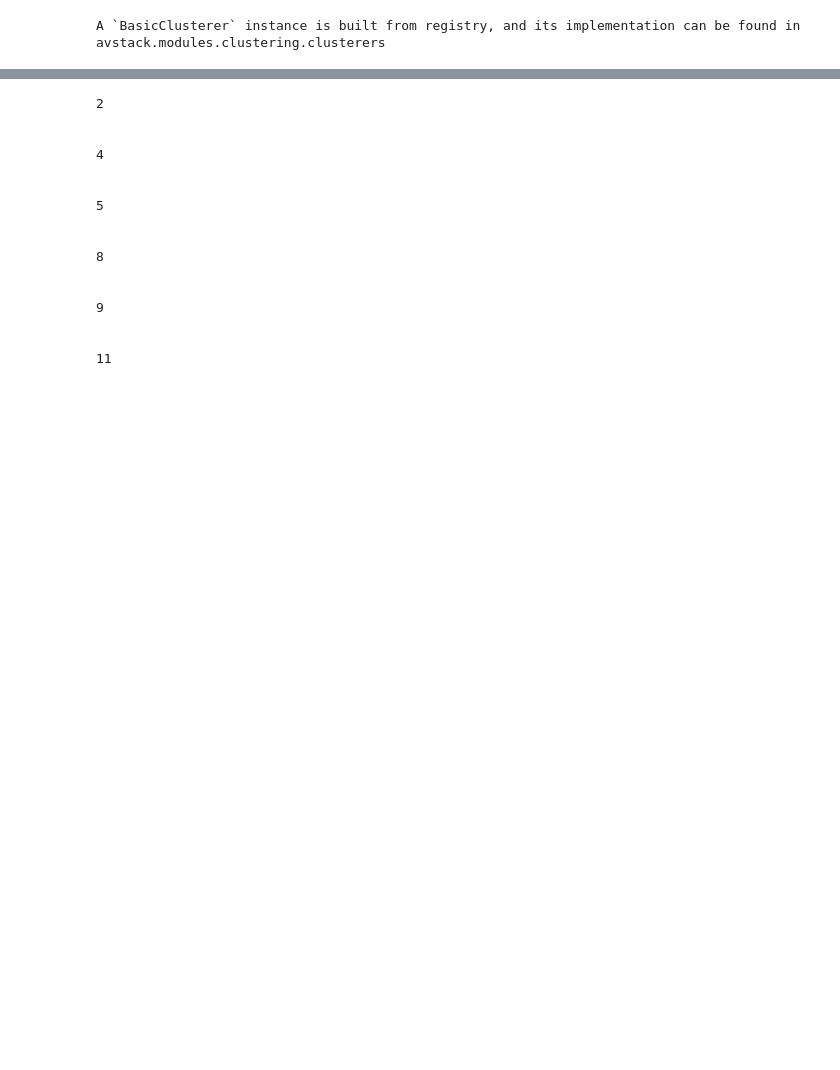
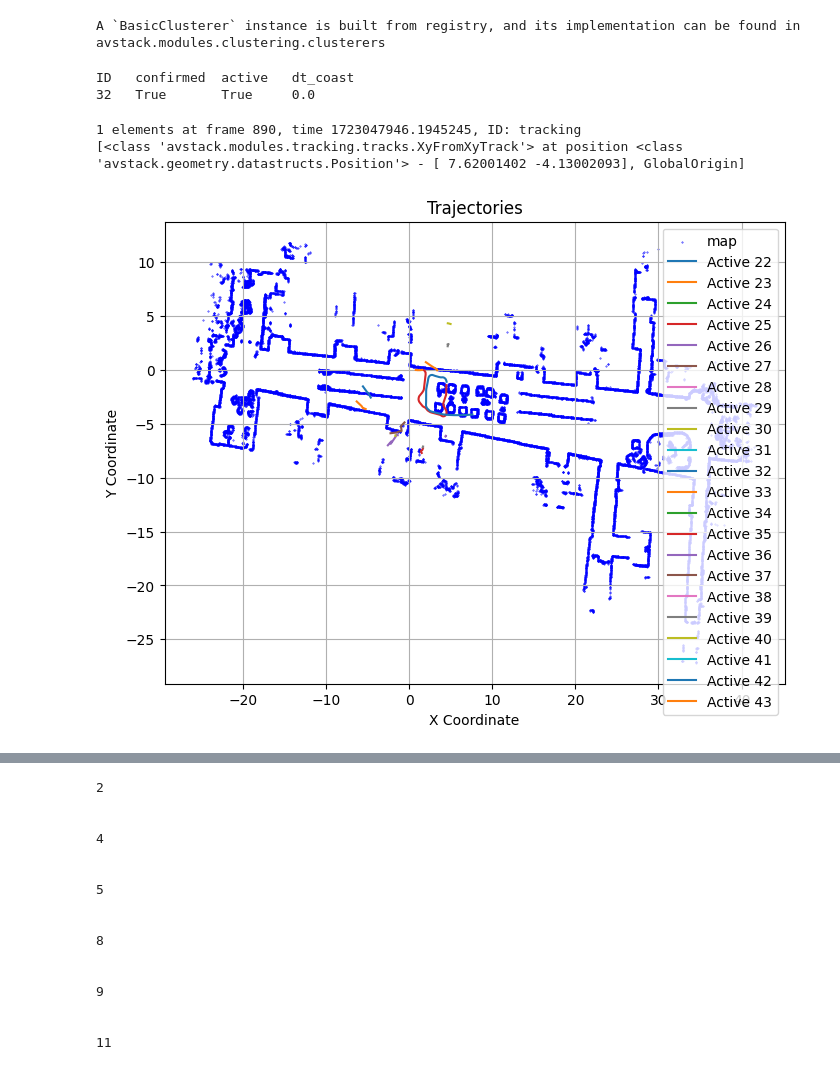
Before and after one commit to davidmhunt/odometry, a Jupyter notebook: notebooks/eval_dynamic_tracking_radnav_stacked_pc_tracking_tb.ipynb, the cells around one changed output, grey strips where cells are left out. Drawn from its saved outputs; the diff is of its cells as text; code cells hidden in the pictures; blank space fills up the shorter version.

```diff
--- a/notebooks/eval_dynamic_tracking_radnav_stacked_pc_tracking_tb.ipynb
+++ b/notebooks/eval_dynamic_tracking_radnav_stacked_pc_tracking_tb.ipynb
@@ -360,2 +429,22 @@ for i_frame, centroids_dict in enumerate(frames_data):  # frames_data: list of {
 # %% [output]
 A `BasicClusterer` instance is built from registry, and its implementation can be found in avstack.modules.clustering.clusterers
+# %%
+track_history_active = tracker.track_history  # dict: track_id -> [[frame, x, y], ...]
+
+print(f"{'ID':<4} {'confirmed':<10} {'active':<8} {'dt_coast':<10}")
+for trk in tracker.xy_tracker.tracks:
+    print(f"{trk.ID:<4} {str(trk.confirmed):<10} {str(trk.active):<8} {trk.dt_coast:<10}")
+# %% [output]
+ID   confirmed  active   dt_coast
+32   True       True     0.0
+# %%
+print(tracker.xy_tracker.confirmed_tracks)
+# %% [output]
+1 elements at frame 890, time 1723047946.1945245, ID: tracking
+[<class 'avstack.modules.tracking.tracks.XyFromXyTrack'> at position <class 'avstack.geometry.datastructs.Position'> - [ 7.62001402 -4.13002093], GlobalOrigin]
+# %%
+track_history_full = tracker.track_history_full  # dict: track_id -> [[frame, x, y], ...]
+
+tracker.plot_tracks_on_map(tracks=track_history_full, map_handler=map_handler)
+# %% [output]
+[figure, added]
```
Also changed, not shown: parts of 22 cells of this notebook.
